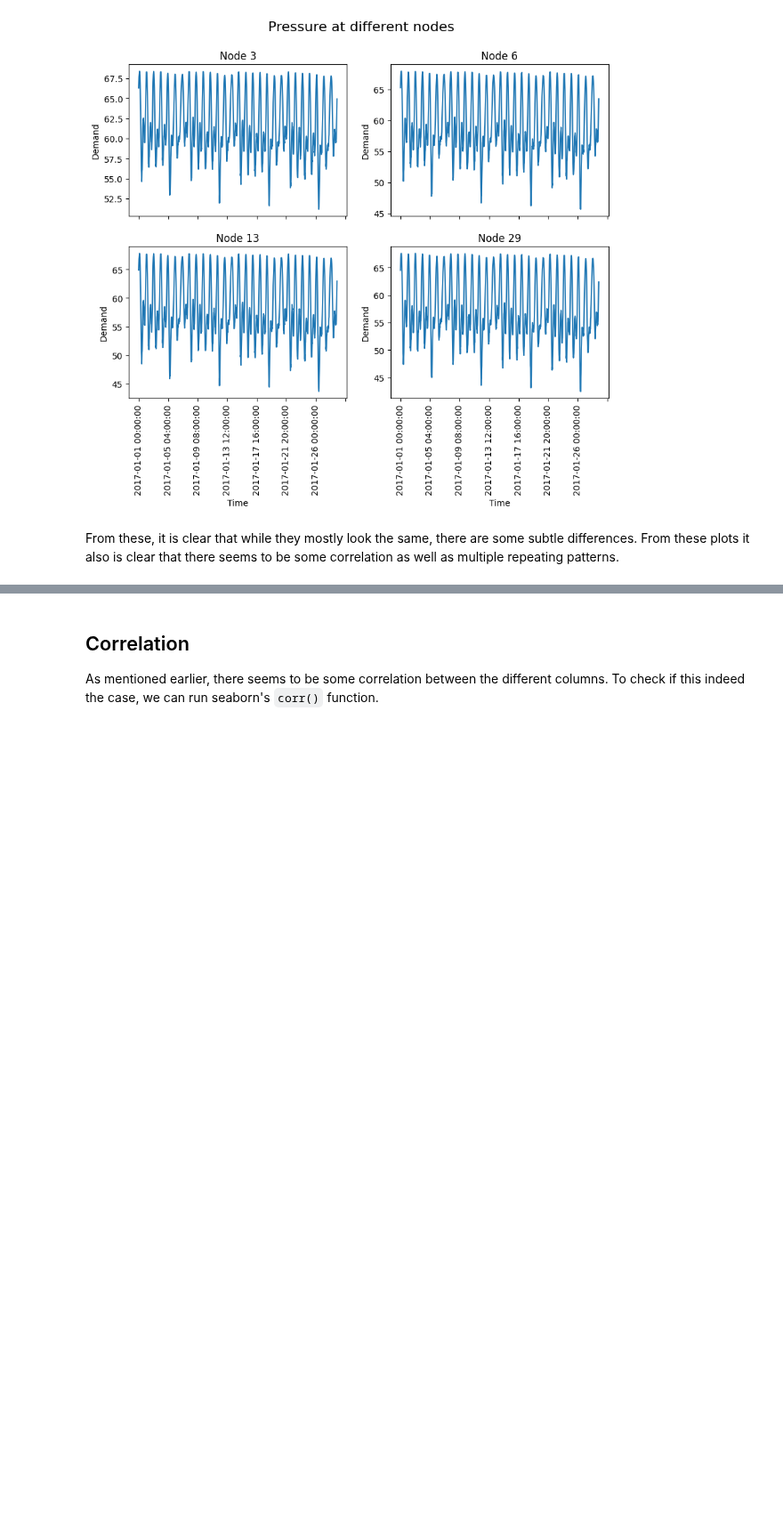
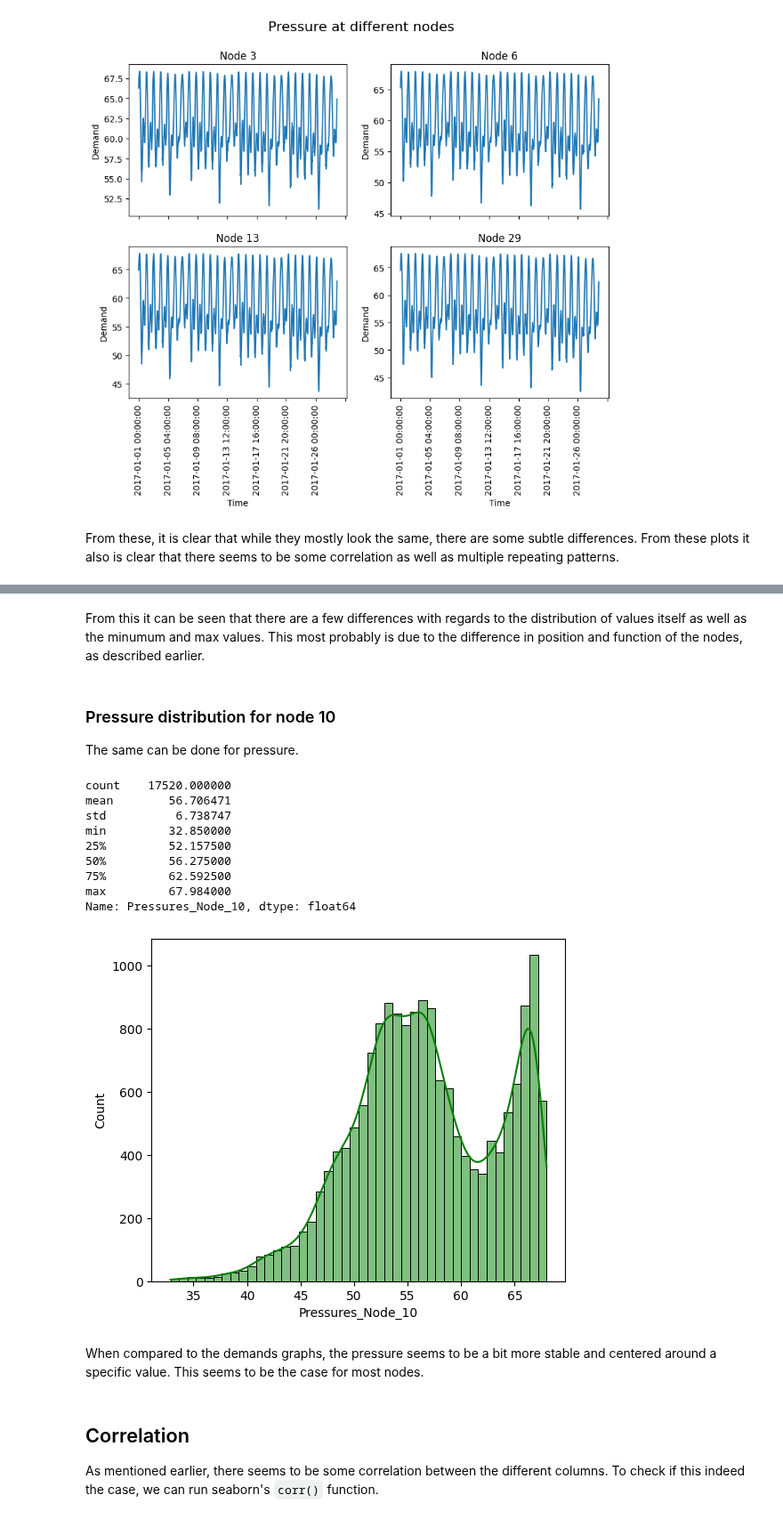
Before and after one commit to Mjnstag/IS-thesis-pattern-extraction, a Jupyter notebook: EDA/EDA.ipynb, the cells around one changed output, grey strips where cells are left out. Shown at 89% size. Cells and saved outputs as stored; diff of their text form; code cells hidden in the pictures; blank space fills up the shorter version.

```diff
--- a/EDA.ipynb
+++ b/EDA/EDA.ipynb
@@ -151,3 +170,27 @@ Name: Demands_Node_10, dtype: float64
+# %% [markdown]
+From this it can be seen that there are a few differences with regards to the distribution of values itself as well as the minumum and max values. This most probably is due to the difference in position and function of the nodes, as described earlier.
+# %% [markdown]
+### Pressure distribution for node 10
+
+The same can be done for pressure.
+# %%
+display(df_1.Pressures_Node_10.describe())
+plt.figure(figsize=(6, 5))
+sns.histplot(df_1.Pressures_Node_10, color='g', kde=True)
+plt.show()
+# %% [output]
+count    17520.000000
+mean        56.706471
+std          6.738747
+min         32.850000
+25%         52.157500
+50%         56.275000
+75%         62.592500
+max         67.984000
+Name: Pressures_Node_10, dtype: float64
+[figure, added]
+# %% [markdown]
+When compared to the demands graphs, the pressure seems to be a bit more stable and centered around a specific value. This seems to be the case for most nodes.
 # %% [markdown]
 ## Correlation
 
```
Also changed, not shown: parts of 9 cells of this notebook, 3 other files.
